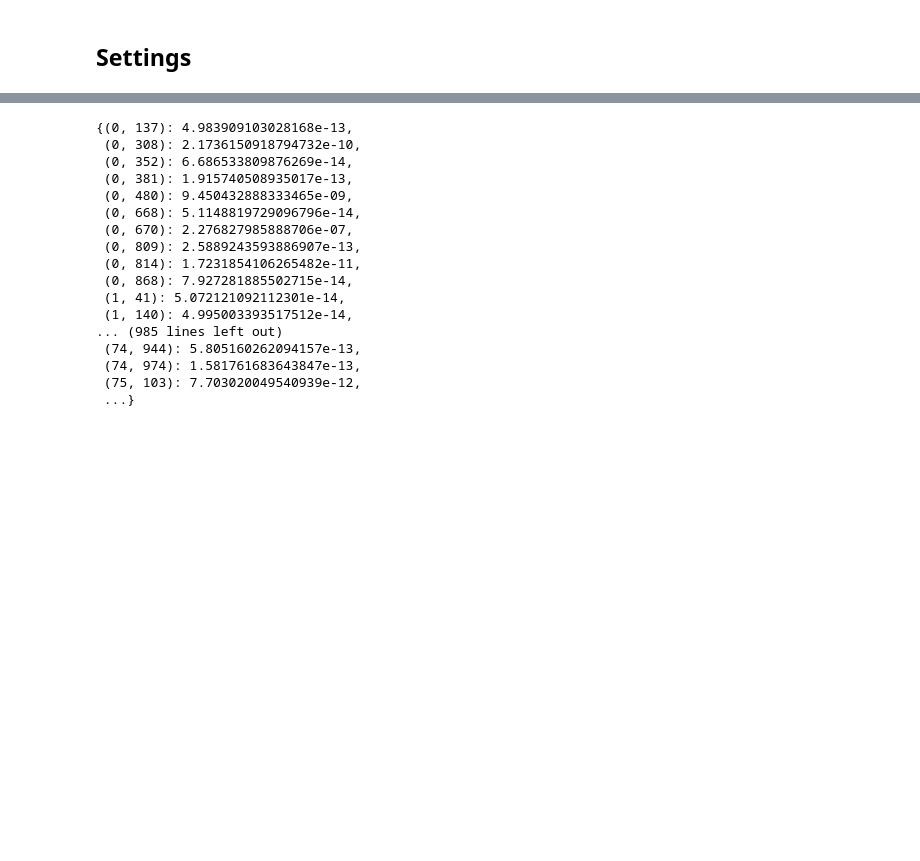
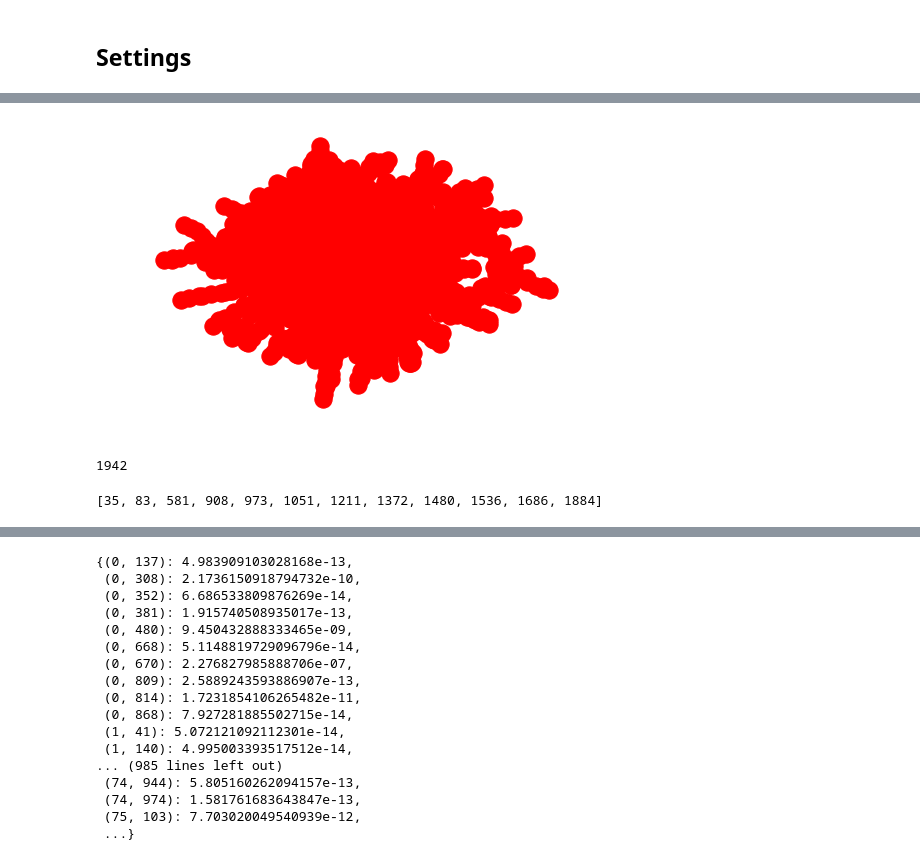
Before and after one commit to filozyu/LPA-Experiments, a Jupyter notebook: LPA_exp.ipynb, the cells around one changed output, grey strips where cells are left out. Cells and saved outputs as stored; diff of their text form; code cells hidden in the pictures; blank space fills up the shorter version.

```diff
--- a/LPA_exp.ipynb
+++ b/LPA_exp.ipynb
@@ -83,0 +231,9 @@ def RST(graph):
+# %%
+nx.draw(tree)
+plt.draw()
+# %% [output]
+[figure, added]
+# %%
+len(set(visited_edges))
+# %% [output]
+1942
@@ -83,0 +242,4 @@ def RST(graph):
+# %%
+[node for node in test_graph.neighbors(418)]
+# %% [output]
+[35, 83, 581, 908, 973, 1051, 1211, 1372, 1480, 1536, 1686, 1884]
```
Also changed, not shown: parts of 32 cells of this notebook, 4 other files.
